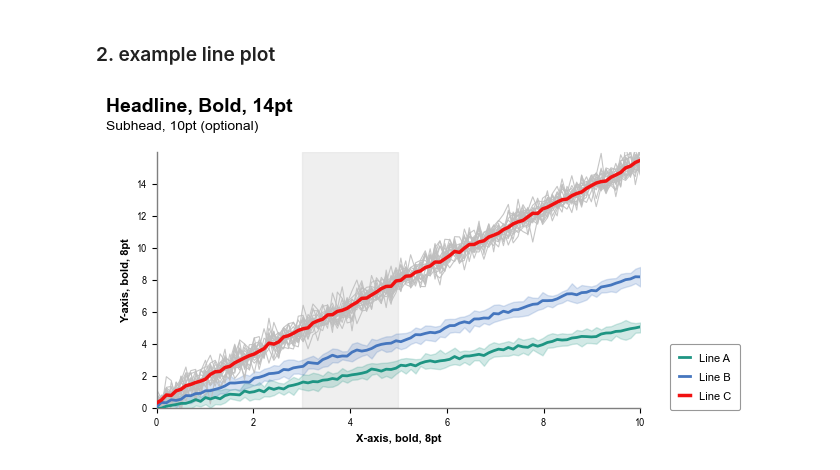
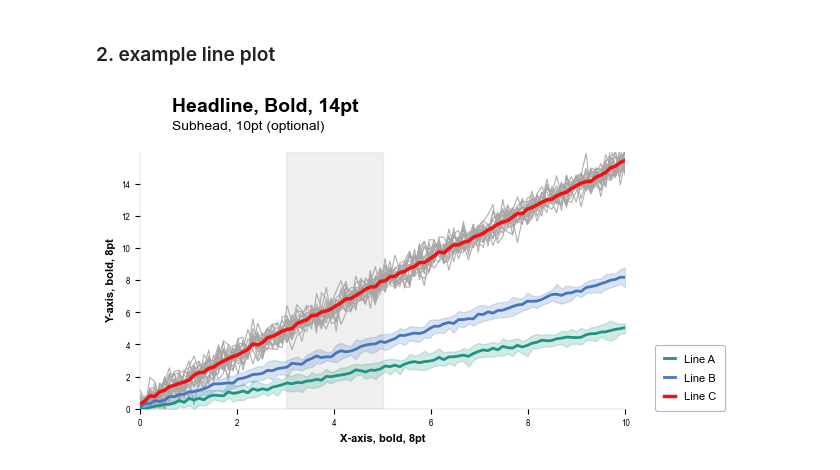
Before and after one commit to IPCC-AR7-WG1/figure-design, a Jupyter notebook: line_plot.ipynb, the cells around one changed output. Cells and saved outputs as stored; diff of their text form; code cells hidden in the pictures.

```diff
--- a/line_plot.ipynb
+++ b/line_plot.ipynb
@@ -67,7 +67,7 @@ for i in range(num_lines):
 colors = ['#1e9583', '#4576be', '#f11111']
 labels = ['Line A', 'Line B', 'Line C']
 
-fig, ax = plt.subplots(figsize=(6.5, 3.65))
+fig, ax = plt.subplots(figsize=(6.5, 3.65)) # 165mm x 92.5mm in inches
 
 
 # Calculate global limits
@@ -81,10 +81,9 @@ y_max = np.max(all_y)
 ax.set_xlim(0, x_max) # box start at 0 and end exactly at data
 ax.set_ylim(0, y_max) # box start at 0 and end exactly at data
 
-# # Calculate left position of the plot area
-# ax_pos = ax.get_position()
-# ax_left = ax_pos.x0
-# ax_bottom = ax_pos.y0
+# Calculate left position of the plot area
+ax_pos = ax.get_position()
+ax_left = ax_pos.x0
 
 # Grey highlight vertical band between x=3 and x=5
 ax.axvspan(3, 5, color='#d9d9d9', alpha=0.4, zorder=0)
@@ -112,7 +111,7 @@ red_mean = np.mean(samples[2], axis=1)
 for i in range(20):
     scenario = red_mean + 0.5 * np.random.randn(len(x))
     ax.plot(x, scenario,
-            color='#bfbfbf',
+            color='#a7a5a5',
             linewidth=0.8,
             alpha=0.9,
             zorder=2)
@@ -127,12 +126,12 @@ ax.plot(x, red_mean,
 
 
 # Axis styling
-grey_axis = '#7f7f7f'
+grey_axis = '#a7a5a5'
 
 # Bottom & left in grey
 for spine in ['bottom', 'left']:
     ax.spines[spine].set_color(grey_axis)
-    ax.spines[spine].set_linewidth(1)
+    ax.spines[spine].set_linewidth(0.2)
 
 # for spine in ['top', 'right']: # top and right in black
 #     ax.spines[spine].set_visible(True)
@@ -144,8 +143,8 @@ for spine in ['top', 'right']: # remove top and right spines
 
 
 # Ticks, in black, 8pt
-ax.tick_params(axis='x', colors='#000000', labelsize=8)
-ax.tick_params(axis='y', colors='#000000', labelsize=8)
+ax.tick_params(axis='x', colors='#000000', labelsize=7)
+ax.tick_params(axis='y', colors='#000000', labelsize=7)
 
 for tick in ax.get_xticklabels() + ax.get_yticklabels():
     tick.set_fontname('Arial Narrow')
@@ -174,35 +173,35 @@ legend = ax.legend(
 )
 
 legend.get_frame().set_linewidth(0.8)
-legend.get_frame().set_edgecolor('#7f7f7f')
+legend.get_frame().set_edgecolor('#a7a5a5')
 
 
 # Headline
 fig.text(
-    x=0,
+    x=ax_left,
     y=0.95,
     s="Headline, Bold, 14pt",
     fontsize=14,
     fontweight='bold',
     fontname='Arial',
 
 )
 
 # Subhead (optional)
 fig.text(
-    x=0,
+    x=ax_left,
     y=0.90,
     s="Subhead, 10pt (optional)",
     fontsize=10,
     fontname='Arial',
     ha='left'
 )
 
 
 plt.tight_layout(rect=[0, 0, 1, 0.88])
 
 plt.savefig("./fig_svg/fig_line.svg")
 plt.show()
 plt.close()
 # %% [output]
-[figure, old version]
+[figure, new version]
```
Also changed, not shown: 5 other files.
